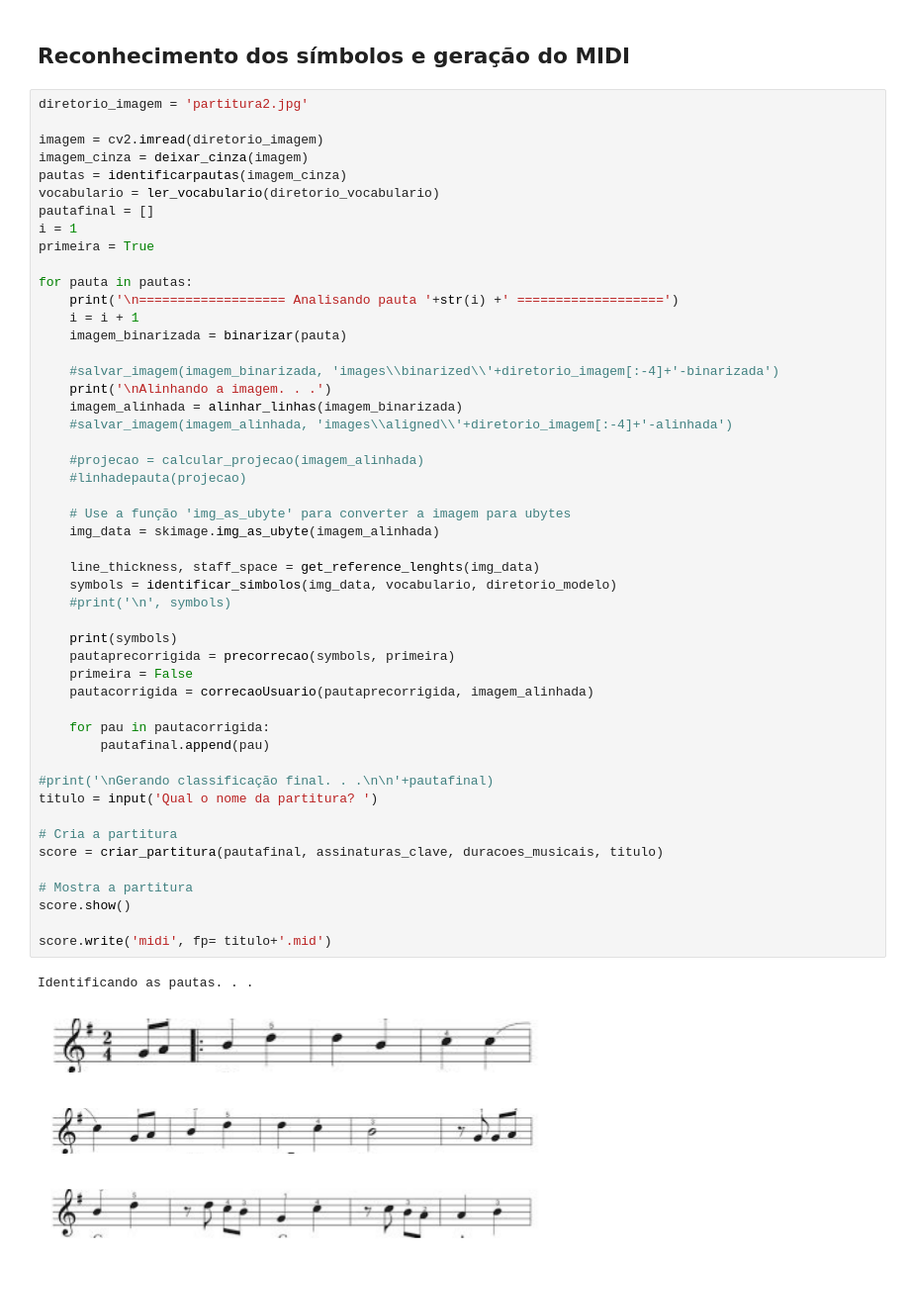
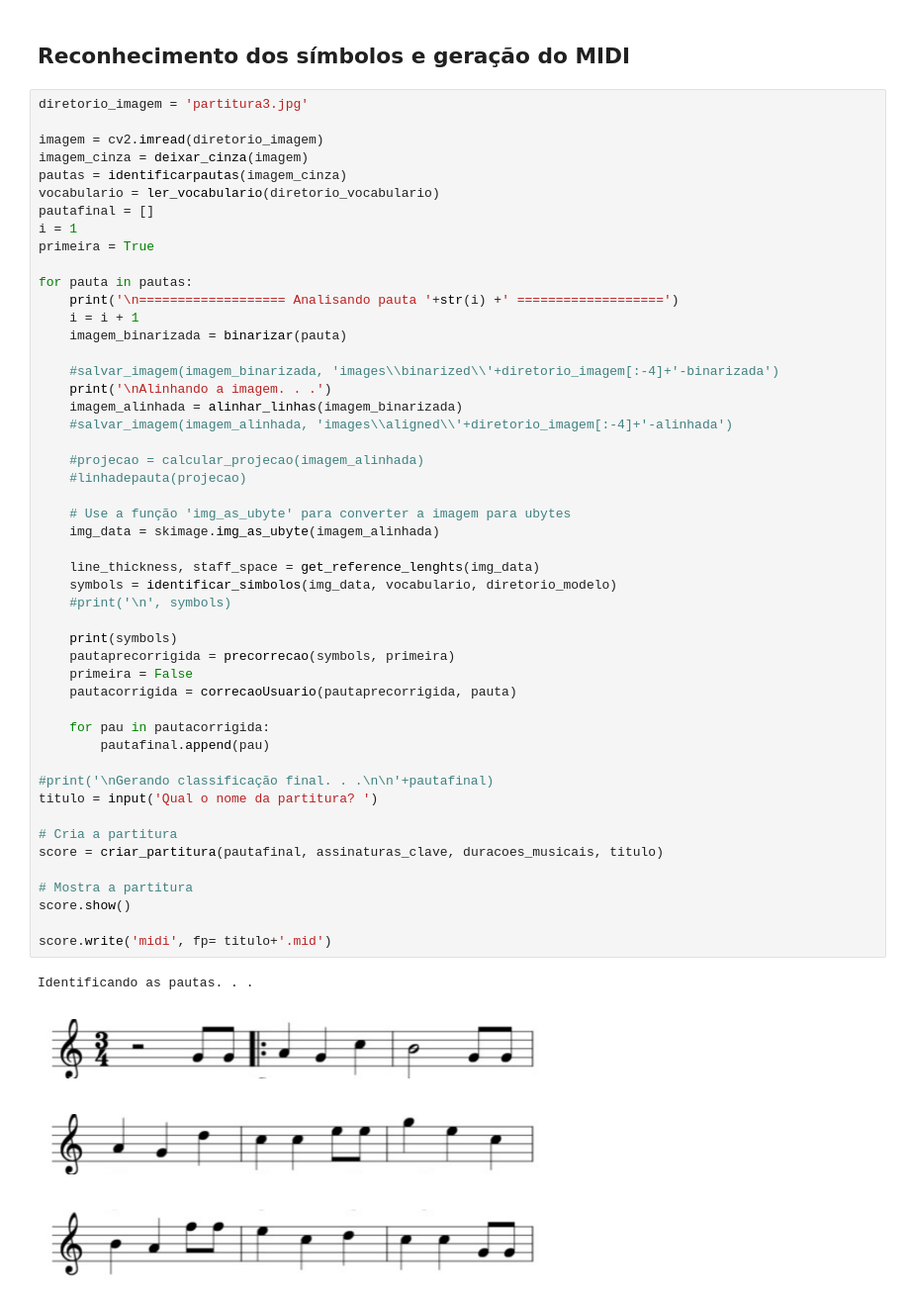
Before and after one commit to MateusViotto/Reconhecimento-Optico-de-Musica-OMR, a Jupyter notebook: notebook PT-BR.ipynb, the cells around one changed output. Shown at 99% size. Cells and saved outputs as stored; diff of their text form; blank space fills up the shorter version.

```diff
--- a/notebook PT-BR.ipynb
+++ b/notebook PT-BR.ipynb
@@ -804,7 +804,7 @@ def criar_partitura(elements, assinaturas_clave, duracoes_musicais, titulo='Minh
 # %% [markdown]
 ## Reconhecimento dos símbolos e geração do MIDI
 # %%
-diretorio_imagem = 'partitura2.jpg'
+diretorio_imagem = 'partitura3.jpg'
 
 imagem = cv2.imread(diretorio_imagem)
 imagem_cinza = deixar_cinza(imagem)
@@ -826,34 +826,34 @@ for pauta in pautas:
 
     #projecao = calcular_projecao(imagem_alinhada)
     #linhadepauta(projecao)
 
     # Use a função 'img_as_ubyte' para converter a imagem para ubytes
     img_data = skimage.img_as_ubyte(imagem_alinhada)
 
     line_thickness, staff_space = get_reference_lenghts(img_data)
     symbols = identificar_simbolos(img_data, vocabulario, diretorio_modelo)
     #print('\n', symbols)
 
     print(symbols)
     pautaprecorrigida = precorrecao(symbols, primeira)
     primeira = False
-    pautacorrigida = correcaoUsuario(pautaprecorrigida, imagem_alinhada)
+    pautacorrigida = correcaoUsuario(pautaprecorrigida, pauta)
 
     for pau in pautacorrigida:
         pautafinal.append(pau)
 
 #print('\nGerando classificação final. . .\n\n'+pautafinal)
 titulo = input('Qual o nome da partitura? ')
 
 # Cria a partitura
 score = criar_partitura(pautafinal, assinaturas_clave, duracoes_musicais, titulo)
 
 # Mostra a partitura
 score.show()
 
 score.write('midi', fp= titulo+'.mid')
 # %% [output]
 Identificando as pautas. . .
-[figure, old version]
+[figure, new version]
-[figure, old version]
+[figure, new version]
-[figure, old version]
+[figure, new version]
```
Also changed, not shown: parts of 1 cell of this notebook, 10 other files.
